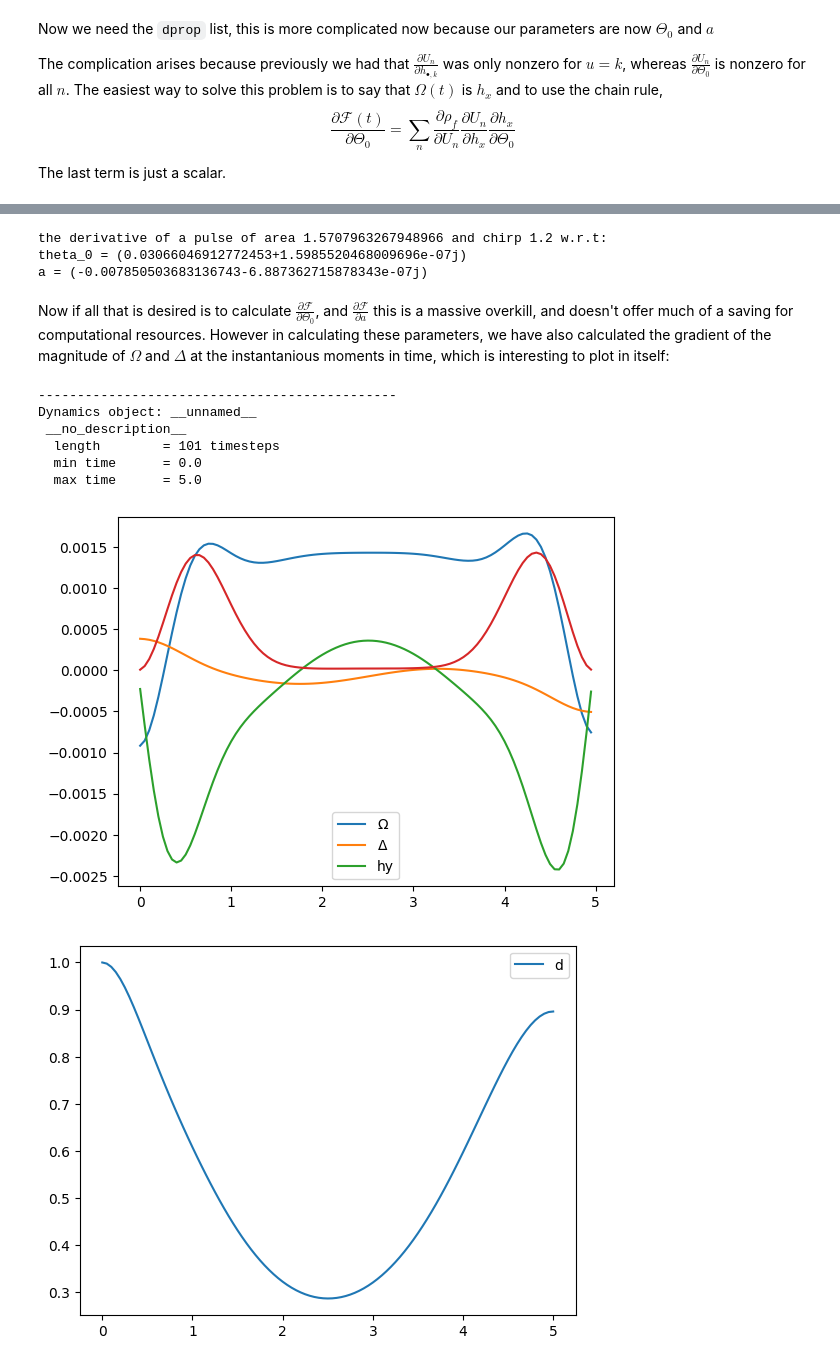
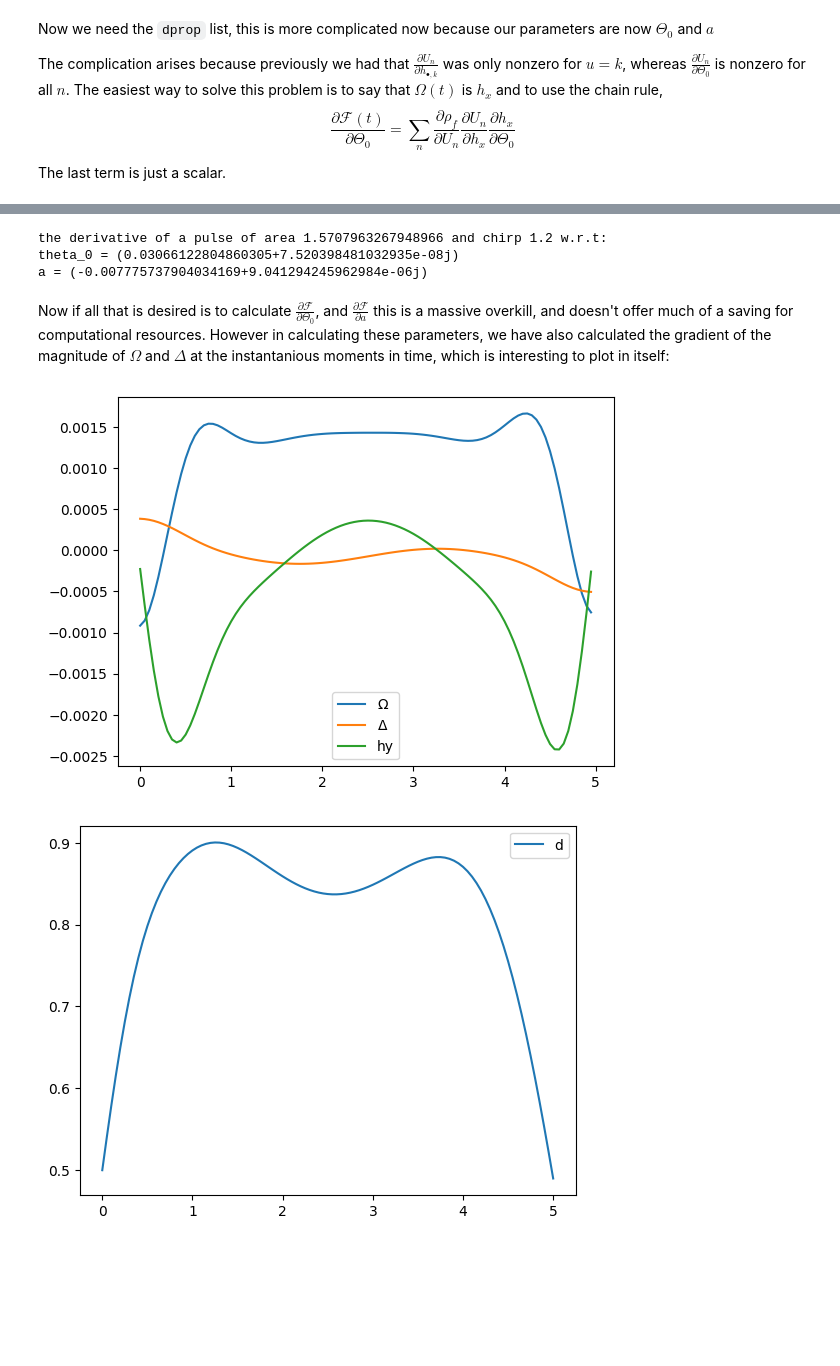
Before and after one commit to ebutler414/OQuPy, a Jupyter notebook: tutorials/gradients_introduction.ipynb, the cells around one changed output, grey strips where cells are left out. Drawn from its saved outputs; the diff is of its cells as text; code cells hidden in the pictures; blank space fills up the shorter version.

```diff
--- a/tutorials/gradients_introduction.ipynb
+++ b/tutorials/gradients_introduction.ipynb
@@ -264,6 +264,9 @@ h_y = np.zeros(2*num_times).tolist()
 parameters = list(zip(h_x,h_y,h_z))
 
 system = oqupy.ParameterizedSystem(get_hamiltonian_discrete())
+
+initial_state = oqupy.operators.spin_dm('x-')
+target_state =oqupy.operators.spin_dm('x+').T
 # %% [markdown]
 Now we obtain our list of $\frac{\partial U_n}{\partial c_a}$ for all our parameters
 # %% [markdown]
@@ -273,16 +276,12 @@ The last thing we need to do is to provide a list of the times that we have prov
 # %%
 gradient_dynamics = oqupy.state_gradient(
                 system=system,
-                initial_state=oqupy.operators.spin_dm('x-'),
-                target_state=oqupy.operators.spin_dm('x+').T,
+                initial_state=initial_state,
+                target_state=target_state,
                 process_tensors=[process_tensor],
                 parameters=parameters)
-
-print(np.shape(gradient_dynamics['gradient']))
 
 total_derivs_x = np.array([parameter[0] for parameter in gradient_dynamics['gradient']])
 total_derivs_y = np.array([parameter[1] for parameter in gradient_dynamics['gradient']])
 total_derivs_z = np.array([parameter[2] for parameter in gradient_dynamics['gradient']])
-
-fidelity_final = gradient_dynamics['fidelity']
 # %% [output]
@@ -469,16 +447,17 @@ def arp_hamiltonian_deriv(t):
         * np.exp(-(t-t_0)**2 * tau_0**2 / (2*(a**2 + tau_0**4)))
     return omega
 # %%
+initial_state=oqupy.operators.spin_dm('y-')
+target_state=oqupy.operators.spin_dm('y+').T
 
-# const_parameters_arp = list(zip(const_omegas,h_y,const_deltas))
 parameters_arp = list(zip(omega_vals,h_y,delta_vals))
+
 gradient_arp = oqupy.state_gradient(
                 system=system,
-                initial_state=oqupy.operators.spin_dm('y-'),
-                target_state=oqupy.operators.spin_dm('y+').T,
-                process_tensors=process_tensor,
-                parameters=parameters_arp,
-                return_dynamics=True)
+                initial_state=initial_state,
+                target_state=target_state,
+                process_tensors=[process_tensor],
+                parameters=parameters_arp)
 
 omega_derivs =  np.array([parameter[0] for parameter in gradient_arp['gradient']])
 hy_derivs= np.array( [parameter[1] for parameter in gradient_arp['gradient']])
@@ -517,50 +480,38 @@ print('theta_0 = {}'.format(dF_dTheta_0))
 print('a = {}'.format(dF_da))
 # %% [output]
 the derivative of a pulse of area 1.5707963267948966 and chirp 1.2 w.r.t:
-theta_0 = (0.03066046912772453+1.5985520468009696e-07j)
-a = (-0.007850503683136743-6.887362715878343e-07j)
+theta_0 = (0.03066122804860305+7.520398481032935e-08j)
+a = (-0.007775737904034169+9.041294245962984e-06j)
 # %% [markdown]
 Now if all that is desired is to calculate $\frac{\partial\mathcal{F}}{\partial\Theta_0}$, and $\frac{\partial\mathcal{F}}{\partial a}$ this is a massive overkill, and doesn't offer much of a saving for computational resources. However in calculating these parameters, we have also calculated the gradient of the magnitude of $\Omega$ and $\Delta$ at the instantanious moments in time, which is interesting to plot in itself:
 # %%
 
 omega_gradient = sum_adjacent_elements(omega_derivs)
 delta_gradient = sum_adjacent_elements(delta_derivs)
 hy_gradient = sum_adjacent_elements(hy_derivs)
 
 plt.plot(times_gradient,omega_gradient.real,label=r'$\Omega$')
 plt.plot(times_gradient,delta_gradient.real,label=r'$\Delta$')
 plt.plot(times_gradient,hy_gradient.real,label='hy')
-plt.plot(times_gradient,sum_adjacent_elements(result))
 plt.legend()
-
-initial_state = oqupy.operators.spin_dm('y-')
-target_state=oqupy.operators.spin_dm('y+')
 
 plt.figure()
 
 hs_dim = 2
 
 target_ndarray = target_state
 dynamics_arp = gradient_arp['dynamics']
 v_final_state = target_state.reshape(hs_dim**2)
 fidelity=[]
 
-print(gradient_dynamics['dynamics'])
-
 for state in dynamics_arp.states:
     v_state = state.reshape(hs_dim**2)
     fidelity.append(v_state@v_final_state)
 
 plt.plot(times_fidelity,fidelity,label='d')
 
 plt.legend()
 plt.show()
 # %% [output]
-----------------------------------------------
-Dynamics object: __unnamed__
- __no_description__
-  length        = 101 timesteps
-  min time      = 0.0
-  max time      = 5.0
-[figure, old version]
+[figure, new version]
-[figure, old version]
+[figure, new version]
```
Also changed, not shown: parts of 8 cells of this notebook, 4 other files.
